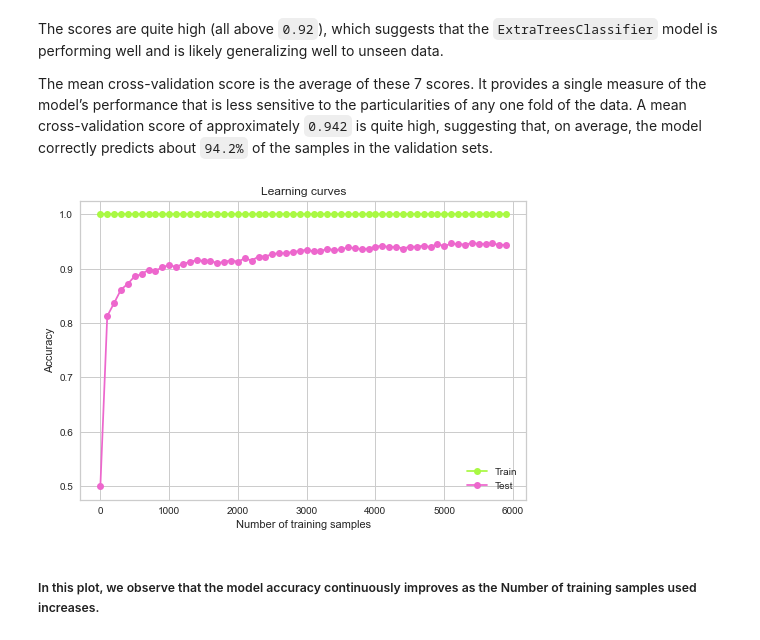
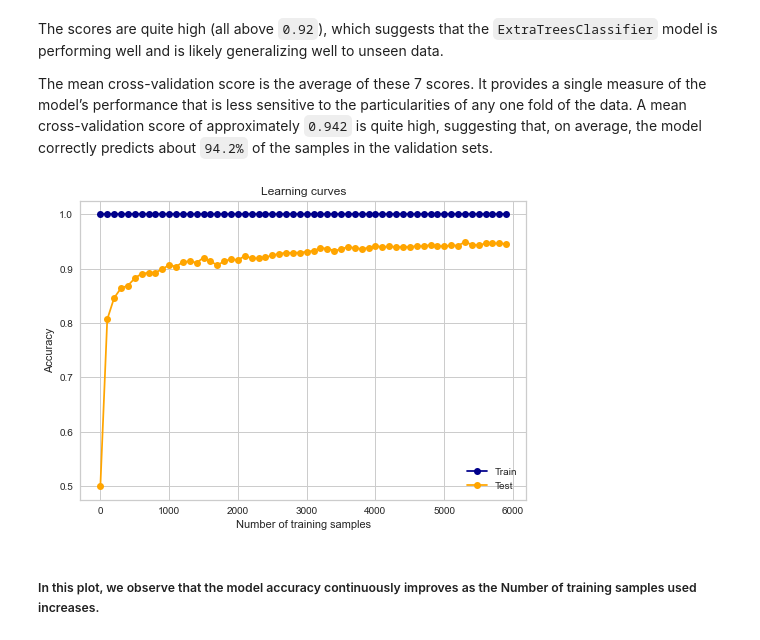
Before and after one commit to alyab16/Flagging-Loans, a Jupyter notebook: Flagging Loans.ipynb, the cells around one changed output. Cells and saved outputs as stored; diff of their text form; code cells hidden in the pictures.

```diff
--- a/Flagging Loans.ipynb
+++ b/Flagging Loans.ipynb
@@ -536,35 +536,33 @@ The mean cross-validation score is the average of these 7 scores. It provides a
 # %%
 # Learning curves
 train_scores, test_scores = list(), list()
 values = [i for i in range(1, len(X_train), 100)]
 
 # evaluate a model for each size
 for i in values:
-    # define model
-    model = ExtraTreesClassifier(n_estimators=100)
     # select samples
     trainX, trainY = X_train[:i], y_train[:i]
     # fit model
     model.fit(trainX, trainY)
     # evaluate train set
     train_pred = model.predict(trainX)
     train_acc = accuracy_score(trainY, train_pred)
     train_scores.append(train_acc)
     # evaluate test set
     test_pred = model.predict(X_test)
     test_acc = accuracy_score(y_test, test_pred)
     test_scores.append(test_acc)
 
 # plot learning curves
-plt.plot(values, train_scores, '-o', label='Train')
-plt.plot(values, test_scores, '-o', label='Test')
+plt.plot(values, train_scores, '-o', label='Train', color='darkblue')
+plt.plot(values, test_scores, '-o', label='Test', color='orange')
 plt.title('Learning curves')
 plt.xlabel('Number of training samples')
 plt.ylabel('Accuracy')
 plt.legend()
 plt.show()
 # %% [output]
-[figure, old version]
+[figure, new version]
 # %% [markdown]
 ##### In this plot, we observe that the model accuracy continuously improves as the Number of training samples used increases.
 # %% [markdown]
```
Also changed, not shown: parts of 3 cells of this notebook.
